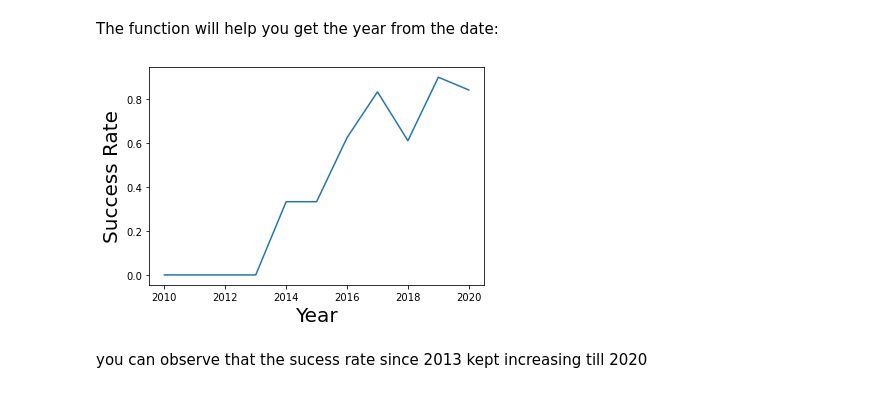
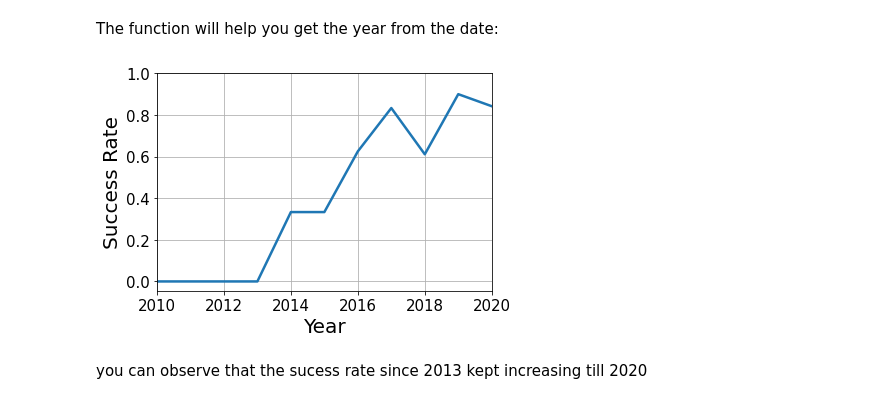
Before and after one commit to miguelassh/Applied-Data-Science-Capstone-Coursera, a Jupyter notebook: SpaceX Exploratory Data Analysis with python.ipynb, the cells around one changed output. Drawn from its saved outputs; the diff is of its cells as text; code cells hidden in the pictures.

```diff
--- a/SpaceX Exploratory Data Analysis with python.ipynb
+++ b/SpaceX Exploratory Data Analysis with python.ipynb
@@ -173,17 +188,21 @@ def Extract_year(date):
 # %%
 # Plot a line chart with x axis to be the extracted year and y axis to be the success rate
 
 year = Extract_year(1)
 
 New_df = pd.DataFrame({'Year': year,'Class': df['Class'].tolist()})
 year_mean = New_df.groupby(['Year']).mean()
 
-plt.plot(year_mean.index,year_mean['Class'])
+plt.plot(year_mean.index,year_mean['Class'],linewidth = 2.5)
 plt.xlabel("Year",fontsize=20)
 plt.ylabel("Success Rate",fontsize=20)
+plt.yticks([0,0.2,0.4,0.6,0.8,1.0])
+plt.tick_params(axis = 'both',labelsize=15)
+plt.xlim([2010,2020])
+plt.grid()
 plt.show()
 # %% [output]
-[figure, old version]
+[figure, new version]
 # %% [markdown]
 you can observe that the sucess rate since 2013 kept increasing till 2020
 # %% [markdown]
```
Also changed, not shown: parts of 6 cells of this notebook.
